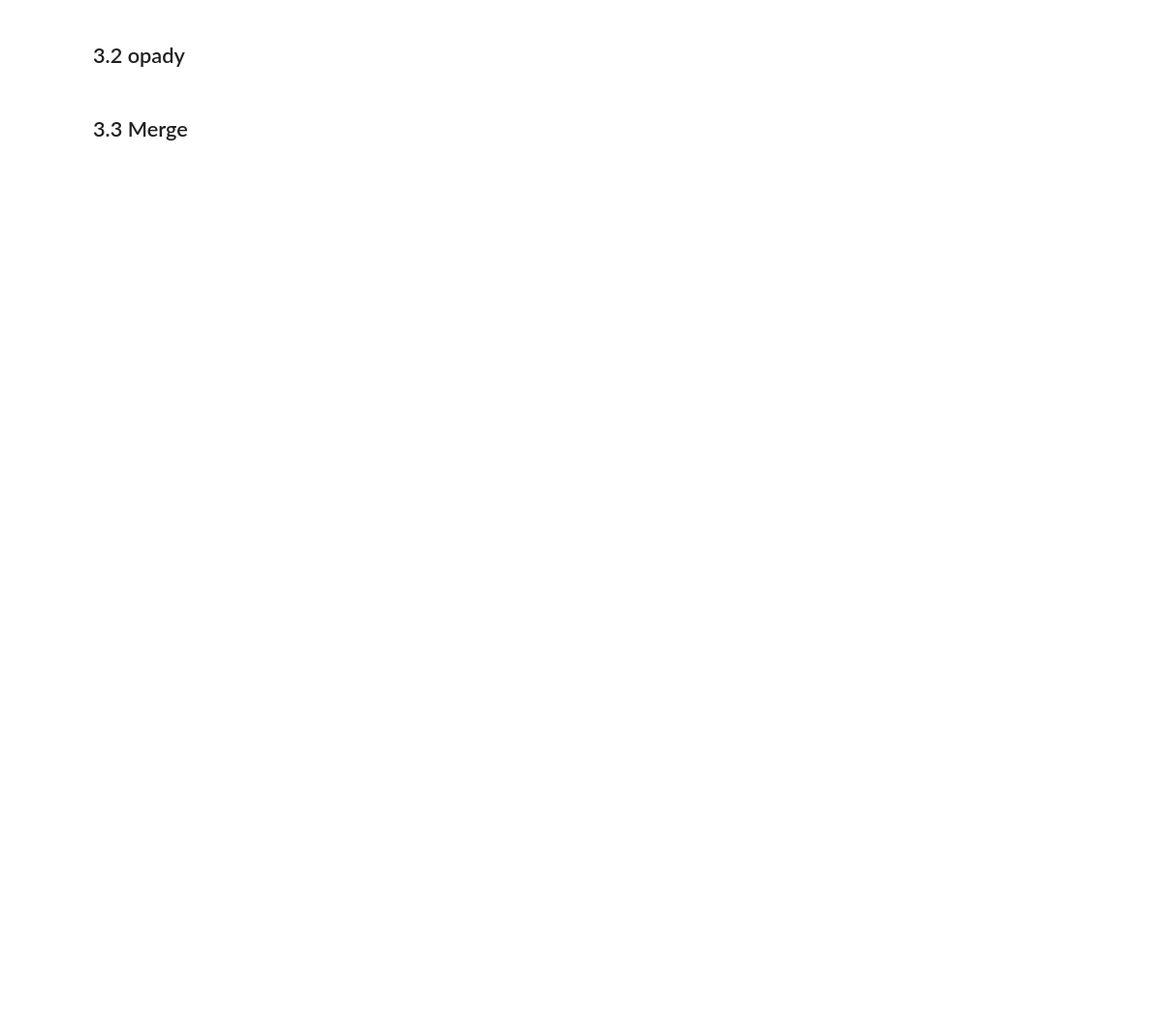
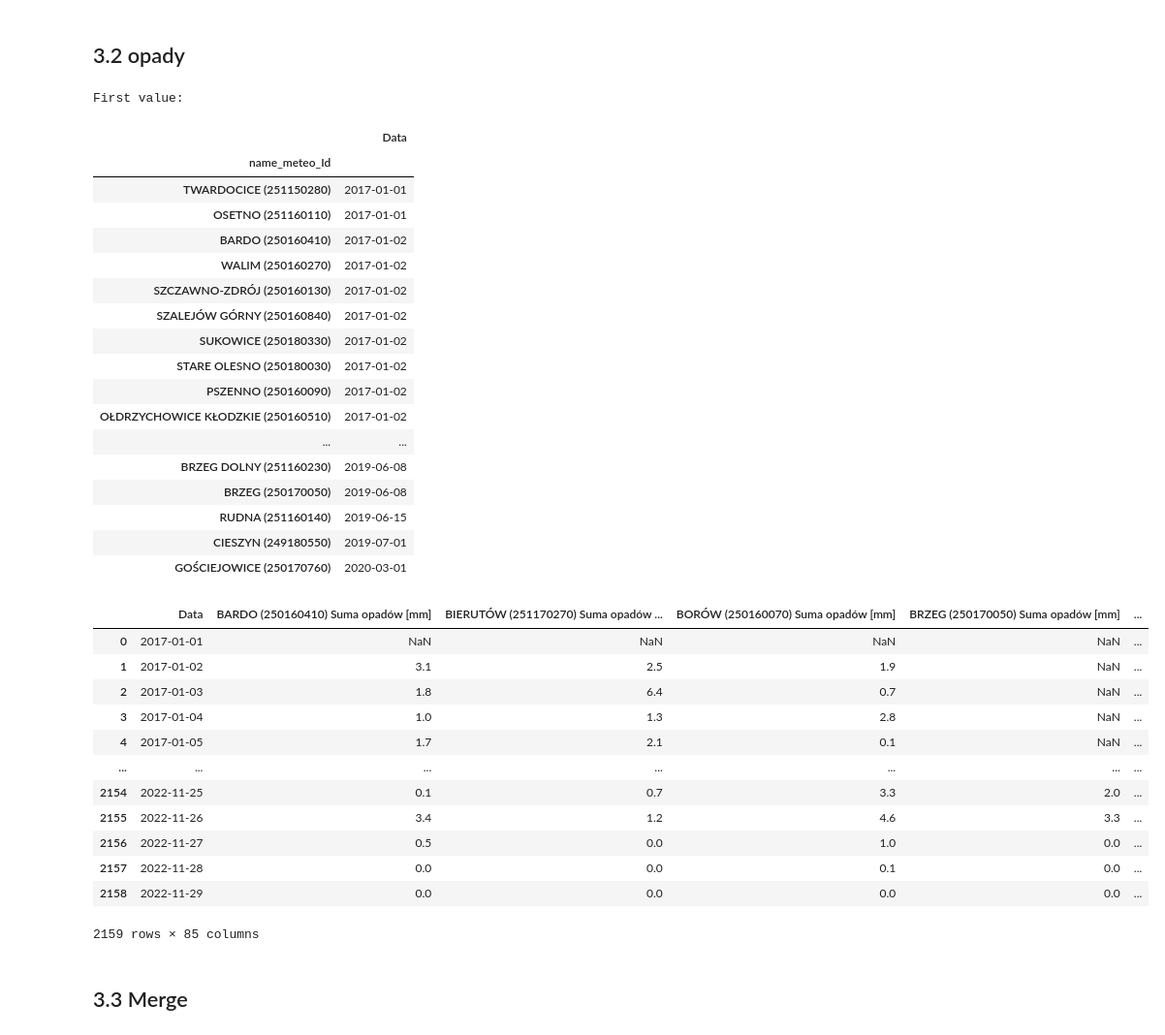
Before and after one commit to it4datascience/CuValley-Batmaja, a Jupyter notebook: src/data_prep_raw_IMGW.ipynb, the cells around one changed output. Shown at 97% size. Saved outputs shown, nothing was run; the diff lists cells and outputs as text; code cells hidden in the pictures; blank space fills up the shorter version.

```diff
--- a/src/data_prep_raw_IMGW.ipynb
+++ b/src/data_prep_raw_IMGW.ipynb
@@ -110,13 +167,14 @@ def weather_no_info(x):
 raw_rain_level_prepared = raw_rain_level.copy()
 
 # rename columns
-rain_renaming_cols = {0: 'Id', 1: 'Miejscowość', 2: 'Rok', 3: 'miesiąc', 4: 'Dzień_tygodnia',
+rain_renaming_cols = {0: 'id_meteo', 2: 'Rok', 3: 'miesiąc', 4: 'Dzień_tygodnia',
                       5: 'Suma opadów [mm]', 6: 'Brak pomiaru'}
 raw_rain_level_prepared = raw_rain_level_prepared[rain_renaming_cols.keys()]
 raw_rain_level_prepared.rename(rain_renaming_cols, axis=1, inplace=True)
+raw_rain_level_prepared = pd.merge(raw_rain_level_prepared, hierarchy[['id_meteo', 'name_meteo']].drop_duplicates(),
+                                   on=['id_meteo'], how='inner')
 
-# select Ids
-raw_rain_level_prepared = raw_rain_level_prepared.loc[raw_rain_level_prepared['Id'].isin(hierarchy['id_meteo']), :]
+ids_meteo = raw_rain_level_prepared['id_meteo'].unique()
 
 # set info about lack of measurments
 raw_rain_level_prepared['Brak pomiaru'] = raw_rain_level_prepared['Brak pomiaru'].apply(weather_no_info)
@@ -127,36 +185,73 @@ raw_rain_level_prepared['Dzień_tygodnia'] = raw_rain_level_prepared['Dzień_tyg
 raw_rain_level_prepared['Data'] = raw_rain_level_prepared['Rok'].astype(str) + '-' \
                                     + raw_rain_level_prepared['miesiąc'].astype(str) + '-'\
                                     + raw_rain_level_prepared['Dzień_tygodnia'].astype(str)
 raw_rain_level_prepared['Data'] = pd.to_datetime(raw_rain_level_prepared['Data'], format='%Y-%m-%d')
 
 # connect ID and Location
-raw_rain_level_prepared['Miejscowość_Id'] = raw_rain_level_prepared['Miejscowość'].astype(str) + \
-    ' (' + raw_rain_level_prepared['Id'].astype(str) + ')'
+raw_rain_level_prepared['name_meteo_Id'] = raw_rain_level_prepared['name_meteo'].astype(str) + \
+    ' (' + raw_rain_level_prepared['id_meteo'].astype(str) + ')'
+
+# first value:
+print('First value:')
+display(raw_rain_level_prepared.groupby(['name_meteo_Id'])[['Data']].min().sort_values(by=['Data']))
 
 # Create pivot table
-raw_rain_level_prepared = raw_rain_level_prepared.pivot(index='Data', columns='Miejscowość_Id', values=['Suma opadów [mm]',
+raw_rain_level_prepared = raw_rain_level_prepared.pivot(index='Data', columns='name_meteo_Id', values=['Suma opadów [mm]',
                                                                                                         'Brak pomiaru'])
 
 raw_rain_level_prepared.columns = [f'{multiindex[1]} {multiindex[0]}' for multiindex in raw_rain_level_prepared.columns]
 
 # add missing dates
 rain_dates = pd.date_range(start=raw_rain_level_prepared.index.min(), end=raw_rain_level_prepared.index.max(), freq='1D')
 raw_rain_level_prepared = raw_rain_level_prepared.reindex(rain_dates)
 
 # Fill missing values
 # rainings
 for city_id in raw_rain_level_prepared.filter(regex=("Suma opadów")).columns:
     first_date = raw_rain_level_prepared.loc[~pd.isnull(raw_rain_level_prepared[city_id]), :].index.min()
     raw_rain_level_prepared.loc[pd.isnull(raw_rain_level_prepared[city_id])&(raw_rain_level_prepared.index>=first_date),
                                 city_id] = 0
 # without measurments
 raw_rain_level_prepared.loc[:, raw_rain_level_prepared.filter(regex=("Brak pomiaru")).columns] = raw_rain_level_prepared.loc[:,
                                                  raw_rain_level_prepared.filter(regex=("Brak pomiaru")).columns].fillna(0)
 
 
 raw_rain_level_prepared.reset_index(inplace=True)
 raw_rain_level_prepared.rename({'index': 'Data'}, axis=1, inplace=True)
 raw_rain_level_prepared
+# %% [output]
+First value:
+|  | Data |
+| name_meteo_Id |  |
+| TWARDOCICE (251150280) | 2017-01-01 |
+| OSETNO (251160110) | 2017-01-01 |
+| BARDO (250160410) | 2017-01-02 |
+| WALIM (250160270) | 2017-01-02 |
+| SZCZAWNO-ZDRÓJ (250160130) | 2017-01-02 |
+| SZALEJÓW GÓRNY (250160840) | 2017-01-02 |
+| SUKOWICE (250180330) | 2017-01-02 |
+| STARE OLESNO (250180030) | 2017-01-02 |
+| PSZENNO (250160090) | 2017-01-02 |
+| OŁDRZYCHOWICE KŁODZKIE (250160510) | 2017-01-02 |
+| ... | ... |
+| BRZEG DOLNY (251160230) | 2019-06-08 |
+| BRZEG (250170050) | 2019-06-08 |
+| RUDNA (251160140) | 2019-06-15 |
+| CIESZYN (249180550) | 2019-07-01 |
+| GOŚCIEJOWICE (250170760) | 2020-03-01 |
+|  | Data | BARDO (250160410) Suma opadów [mm] | BIERUTÓW (251170270) Suma opadów ... | BORÓW (250160070) Suma opadów [mm] | BRZEG (250170050) Suma opadów [mm] | ... |
+| 0 | 2017-01-01 | NaN | NaN | NaN | NaN | ... |
+| 1 | 2017-01-02 | 3.1 | 2.5 | 1.9 | NaN | ... |
+| 2 | 2017-01-03 | 1.8 | 6.4 | 0.7 | NaN | ... |
+| 3 | 2017-01-04 | 1.0 | 1.3 | 2.8 | NaN | ... |
+| 4 | 2017-01-05 | 1.7 | 2.1 | 0.1 | NaN | ... |
+| ... | ... | ... | ... | ... | ... | ... |
+| 2154 | 2022-11-25 | 0.1 | 0.7 | 3.3 | 2.0 | ... |
+| 2155 | 2022-11-26 | 3.4 | 1.2 | 4.6 | 3.3 | ... |
+| 2156 | 2022-11-27 | 0.5 | 0.0 | 1.0 | 0.0 | ... |
+| 2157 | 2022-11-28 | 0.0 | 0.0 | 0.1 | 0.0 | ... |
+| 2158 | 2022-11-29 | 0.0 | 0.0 | 0.0 | 0.0 | ... |
+2159 rows × 85 columns
 # %% [markdown]
 ## 3.3 Merge
 # %%
```
Also changed, not shown: parts of 8 cells of this notebook, 3 other files.
